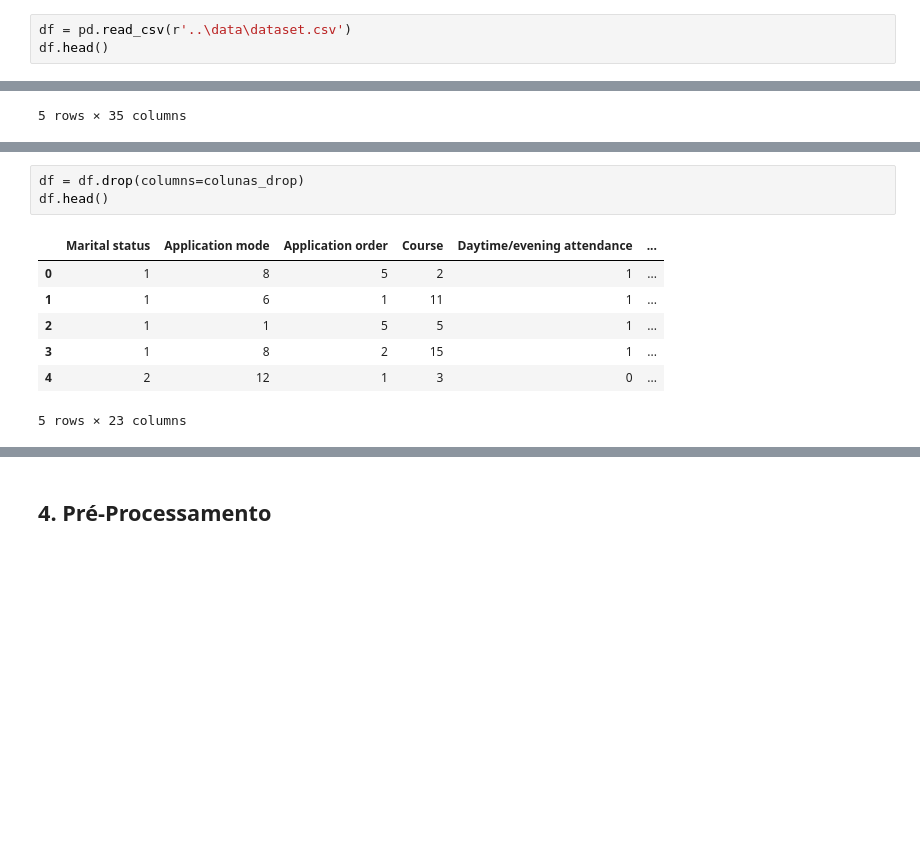
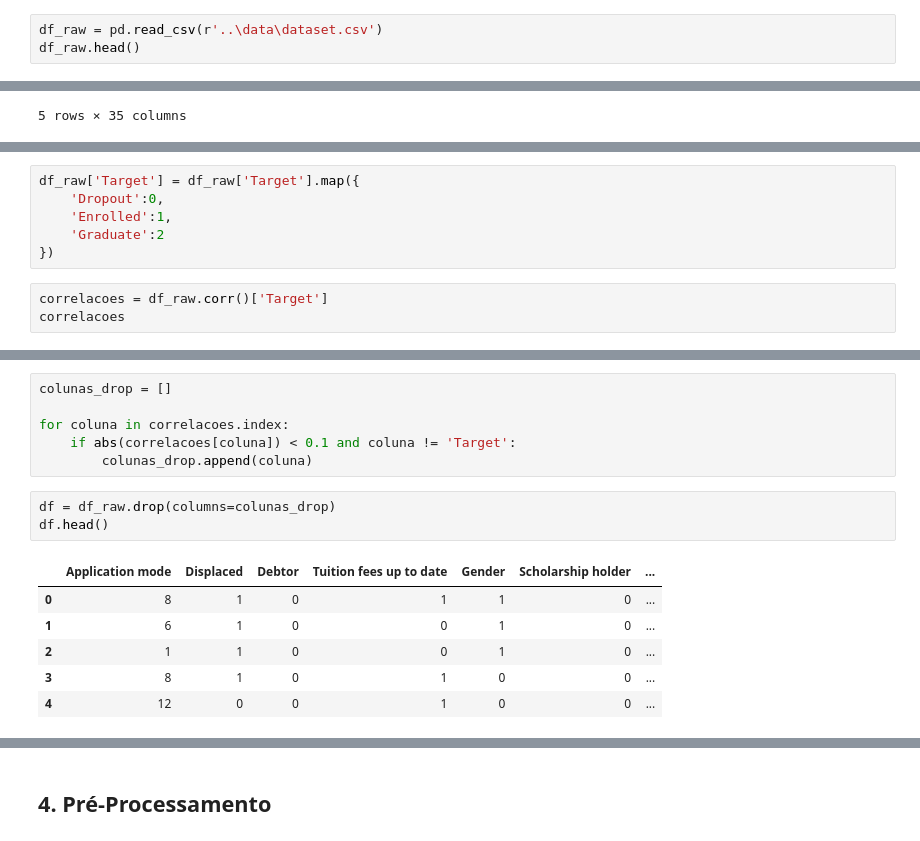
Before and after one commit to PurpleLobster31/ada-machinelearning2, a Jupyter notebook: notebooks/project.ipynb, the cells around one changed output, grey strips where cells are left out. Saved outputs shown, nothing was run; the diff lists cells and outputs as text; blank space fills up the shorter version.

```diff
--- a/notebooks/project.ipynb
+++ b/notebooks/project.ipynb
@@ -93,8 +83,8 @@ from sklearn.metrics import accuracy_score
 # %% [markdown]
 ## 3. Análise Exploratória dos Dados
 # %%
-df = pd.read_csv(r'..\data\dataset.csv')
-df.head()
+df_raw = pd.read_csv(r'..\data\dataset.csv')
+df_raw.head()
 # %% [output]
 |  | Marital status | Application mode | Application order | Course | Daytime/evening attendance | ... |
 | 0 | 1 | 8 | 5 | 2 | 1 | ... |
@@ -112,0 +158,9 @@ print(colunas_drop)
+# %%
+df_raw['Target'] = df_raw['Target'].map({
+    'Dropout':0,
+    'Enrolled':1,
+    'Graduate':2
+})
+# %%
+correlacoes = df_raw.corr()['Target']
+correlacoes
@@ -113,11 +185,16 @@ print(colunas_drop)
+# %%
+colunas_drop = []
+
+for coluna in correlacoes.index:
+    if abs(correlacoes[coluna]) < 0.1 and coluna != 'Target':
+        colunas_drop.append(coluna)
 # %%
-df = df.drop(columns=colunas_drop)
+df = df_raw.drop(columns=colunas_drop)
 df.head()
 # %% [output]
-|  | Marital status | Application mode | Application order | Course | Daytime/evening attendance | ... |
-| 0 | 1 | 8 | 5 | 2 | 1 | ... |
-| 1 | 1 | 6 | 1 | 11 | 1 | ... |
-| 2 | 1 | 1 | 5 | 5 | 1 | ... |
-| 3 | 1 | 8 | 2 | 15 | 1 | ... |
-| 4 | 2 | 12 | 1 | 3 | 0 | ... |
+|  | Application mode | Displaced | Debtor | Tuition fees up to date | Gender | Scholarship holder | ... |
+| 0 | 8 | 1 | 0 | 1 | 1 | 0 | ... |
+| 1 | 6 | 1 | 0 | 0 | 1 | 0 | ... |
+| 2 | 1 | 1 | 0 | 0 | 1 | 0 | ... |
+| 3 | 8 | 1 | 0 | 1 | 0 | 0 | ... |
+| 4 | 12 | 0 | 0 | 1 | 0 | 0 | ... |
-5 rows × 23 columns
```
Also changed, not shown: parts of 27 cells of this notebook.
